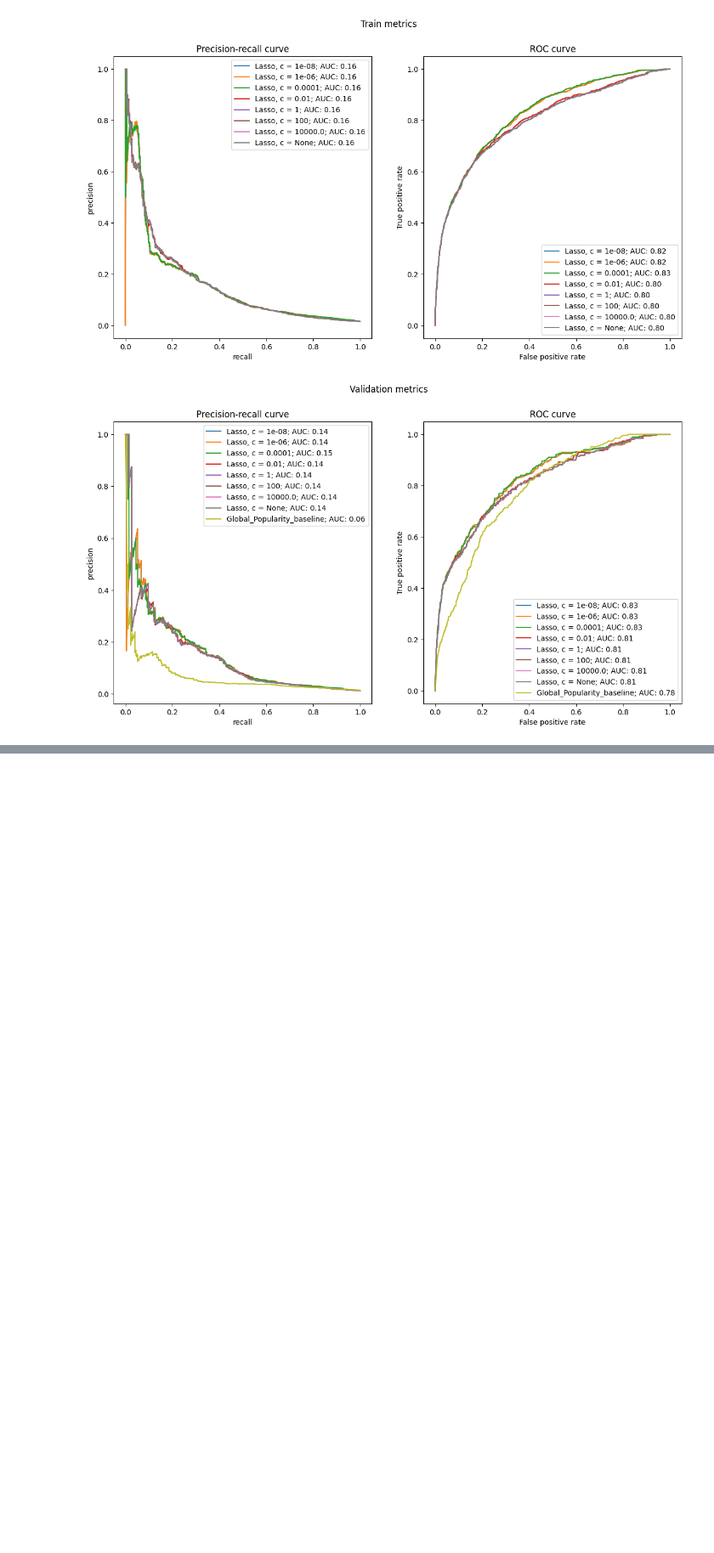
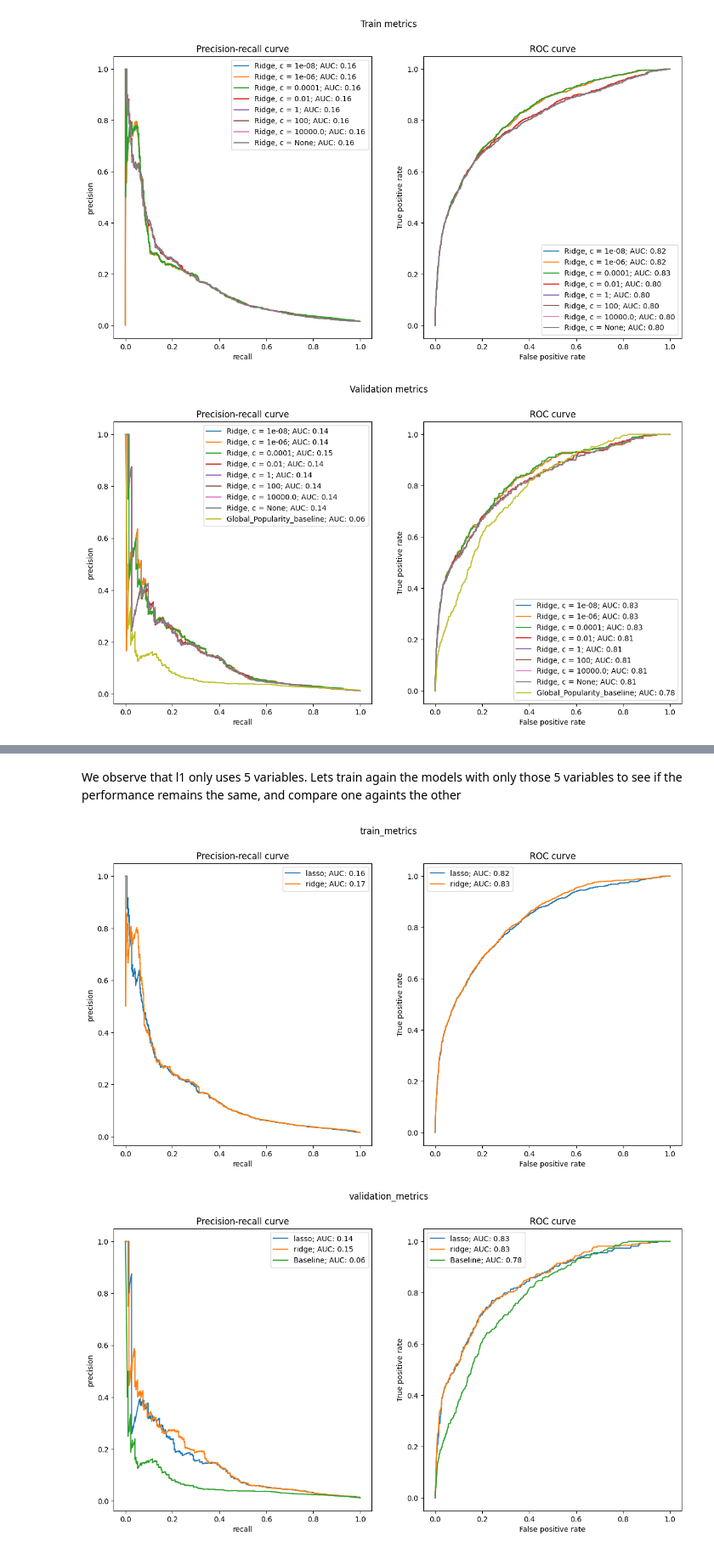
Before and after one commit to Pablomarttinn/zrive-ds, a Jupyter notebook: src/module_3/Exploration_corrected.ipynb, the cells around one changed output, grey strips where cells are left out. Shown at 85% size. Cells and saved outputs as stored; diff of their text form; code cells hidden in the pictures; blank space fills up the shorter version.

```diff
--- a/src/module_3/Exploration_corrected.ipynb
+++ b/src/module_3/Exploration_corrected.ipynb
@@ -388,12 +392,12 @@ for c in Cs:
 
     train_proba = lr.predict_proba(X_train[training_cols])[:,1]
     plot_metrics(
-        f"Lasso, c = {c}", y_pred=train_proba, y_test = y_train, figure = (fig1,ax1)
+        f"Ridge, c = {c}", y_pred=train_proba, y_test = y_train, figure = (fig1,ax1)
     )
 
     val_proba = lr.predict_proba(X_val[training_cols])[:,1]
     plot_metrics(
-        f"Lasso, c = {c}", y_pred=val_proba, y_test = y_val, figure = (fig2,ax2)
+        f"Ridge, c = {c}", y_pred=val_proba, y_test = y_val, figure = (fig2,ax2)
     )
 
 plot_metrics(
@@ -404,0 +472,47 @@ plot_metrics(
+# %% [markdown]
+We observe that l1 only uses 5 variables. Lets train again the models with only those 5 variables to see if the performance remains the same, and compare one againts the other
+# %%
+remainingl1_cols = ["ordered_before","global_popularity","abandoned_before","set_as_regular","normalised_price"]
+
+fig1,ax1 = plt.subplots(1,2,figsize = (14,7))
+fig1.suptitle("train_metrics")
+
+fig2,ax2 = plt.subplots(1,2,figsize = (14,7))
+fig2.suptitle("validation_metrics")
+
+
+names = ["lasso", "ridge"]
+lrs = [
+    make_pipeline(StandardScaler(),LogisticRegression(penalty="l1",C=1e-2,solver="saga")),
+    make_pipeline(StandardScaler(),LogisticRegression(penalty="l2",C=1e-4,)),
+
+]
+
+for name, lr in zip(names,lrs):
+
+    lr.fit(X_train[remainingl1_cols],y_train)
+    train_proba = lr.predict_proba(X_train[remainingl1_cols])[:,1]
+    plot_metrics(
+        f"{name}",
+        y_pred = train_proba,
+        y_test= y_train,
+        figure= (fig1,ax1)
+    )
+
+    val_proba = lr.predict_proba(X_val[remainingl1_cols])[:,1]
+    plot_metrics(
+        f"{name}",
+        y_pred = val_proba,
+        y_test= y_val,
+        figure= (fig2,ax2)
+    )
+
+plot_metrics(
+        "Baseline",
+        y_pred = X_val["global_popularity"],
+        y_test= y_val,
+        figure= (fig2,ax2)
+    )
+# %% [output]
+[figure, added]
+[figure, added]
```
Also changed, not shown: parts of 13 cells of this notebook, 4 other files.
